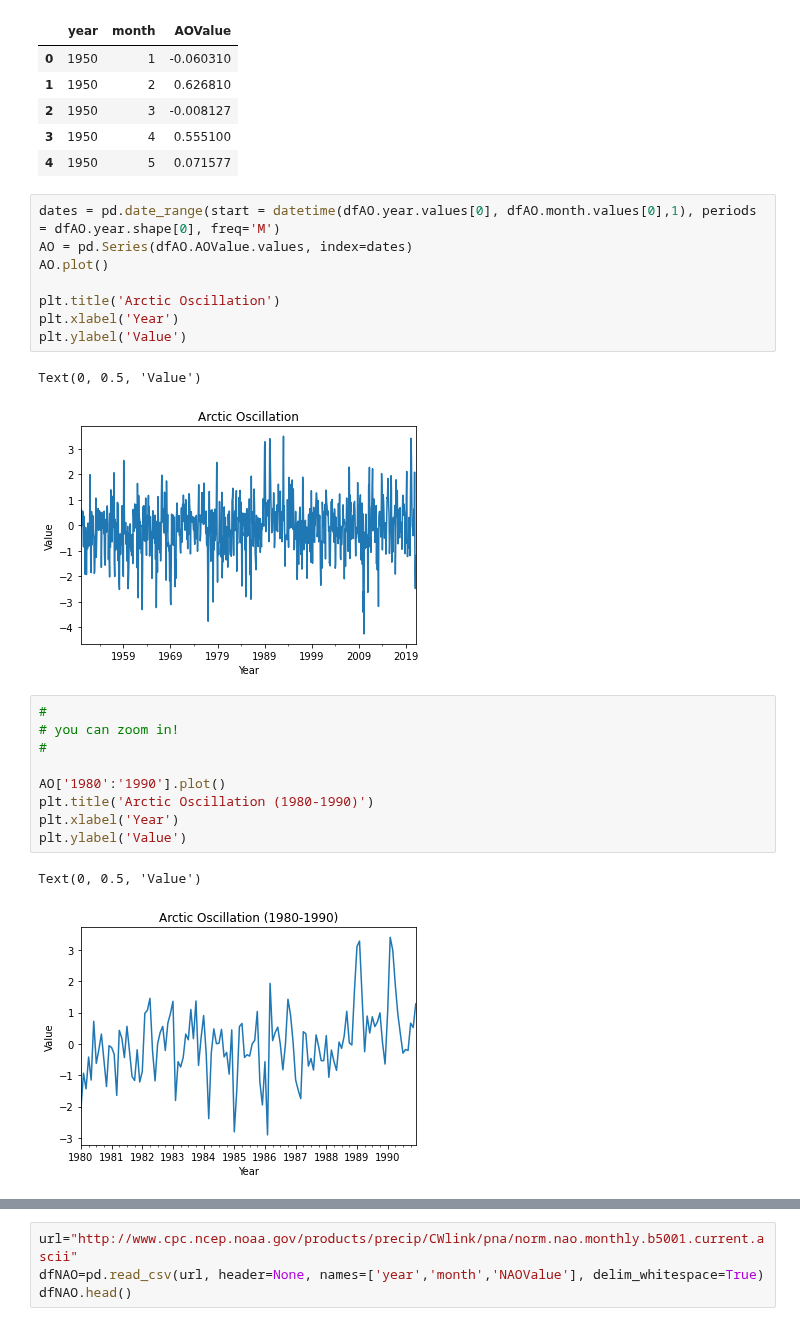
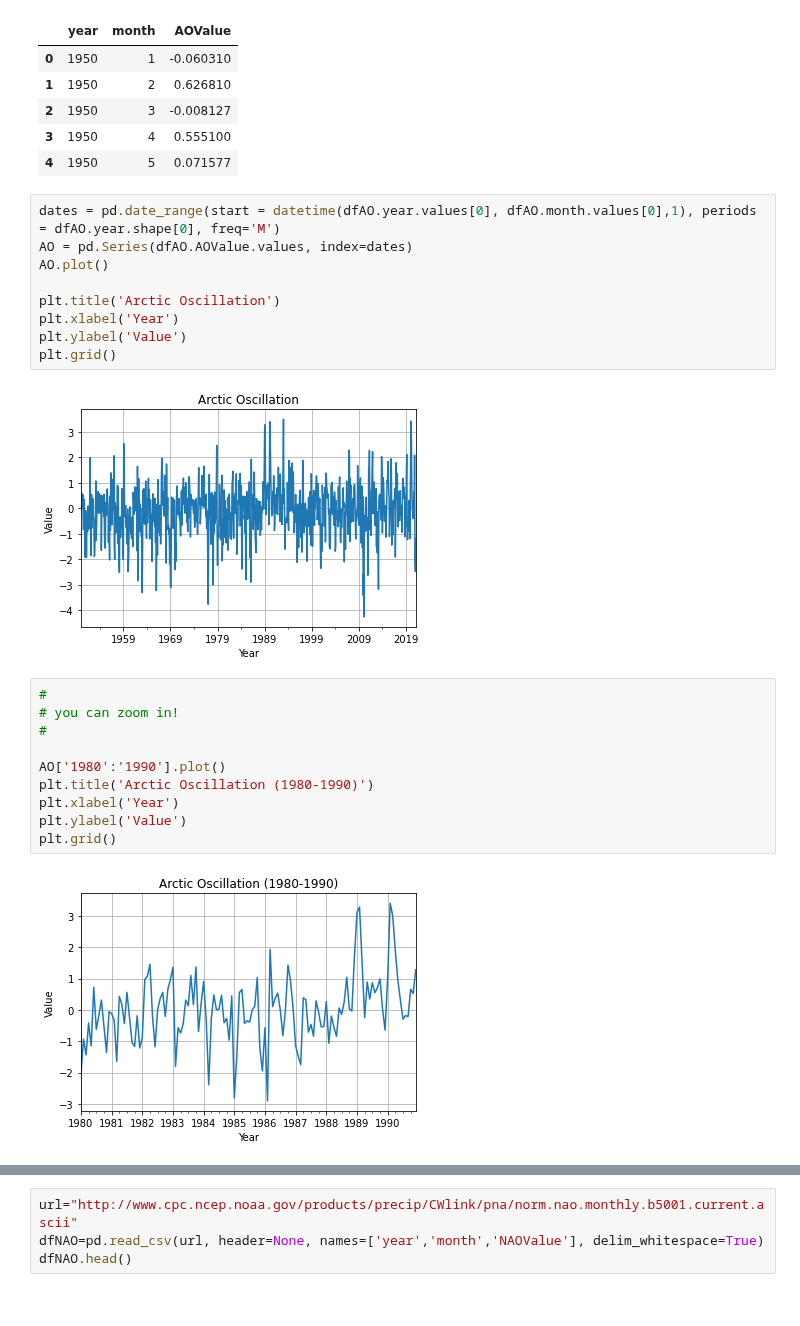
Before and after one commit to sspickle/instrumentation-projects, a Jupyter notebook: proj6/Time Series Analysis.ipynb, the cells around one changed output, grey strips where cells are left out. Drawn from its saved outputs; the diff is of its cells as text.

```diff
--- a/proj6/Time Series Analysis.ipynb
+++ b/proj6/Time Series Analysis.ipynb
@@ -37,21 +37,21 @@ AO.plot()
 plt.title('Arctic Oscillation')
 plt.xlabel('Year')
 plt.ylabel('Value')
+plt.grid()
 # %% [output]
-Text(0, 0.5, 'Value')
-[figure, old version]
+[figure, new version]
 # %%
 #
 # you can zoom in!
 #
 
 AO['1980':'1990'].plot()
 plt.title('Arctic Oscillation (1980-1990)')
 plt.xlabel('Year')
 plt.ylabel('Value')
+plt.grid()
 # %% [output]
-Text(0, 0.5, 'Value')
-[figure, old version]
+[figure, new version]
 # %%
 #
 # or even more
```
Also changed, not shown: parts of 12 cells of this notebook.
